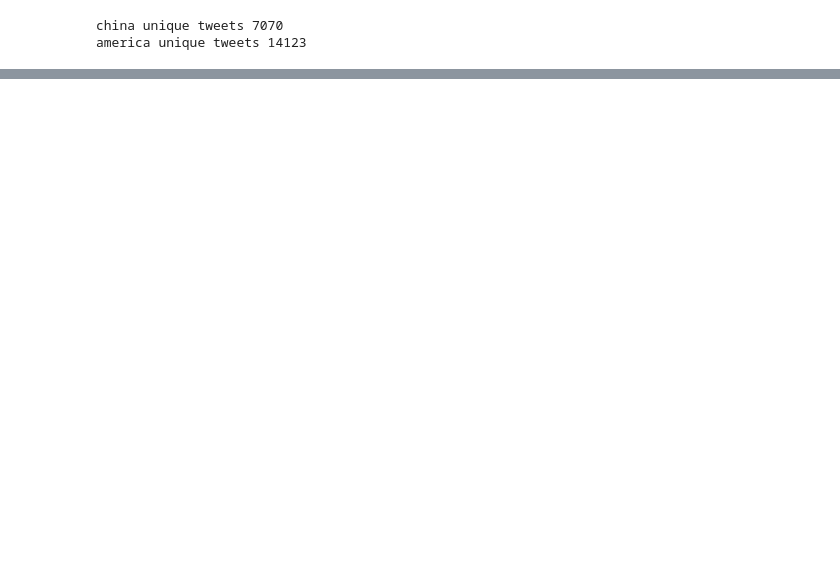
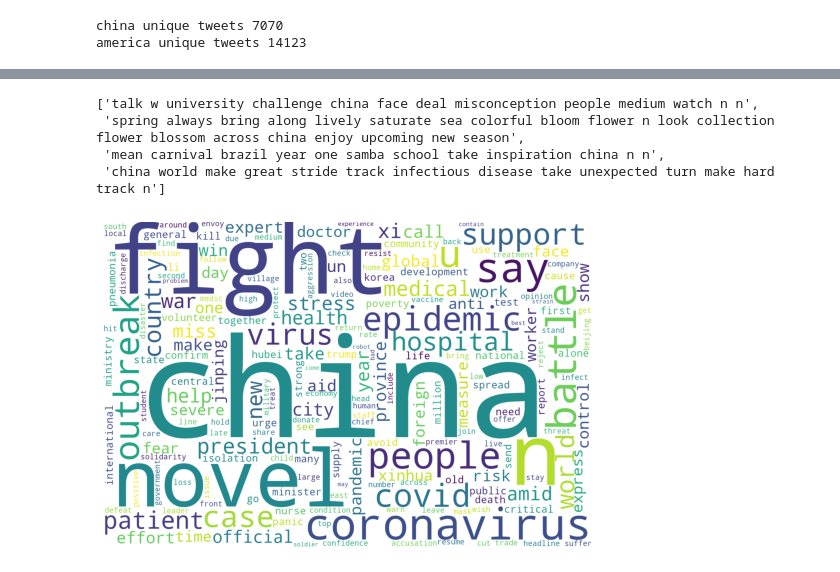
Before and after one commit to silviapoletti/Covid19-related-tweets-Network-Analysis, a Jupyter notebook: src/LIWK_and_projection(draft).ipynb, the cells around one changed output, grey strips where cells are left out. Cells and saved outputs as stored; diff of their text form; code cells hidden in the pictures; blank space fills up the shorter version.

```diff
--- a/src/LIWK_and_projection(draft).ipynb
+++ b/src/LIWK_and_projection(draft).ipynb
@@ -178,0 +266,37 @@ america unique tweets 14123
+# %%
+# this is the code provided by Lejla for cleaning, lemmatising and pos tagging tweets
+
+nltk.download('words')
+words = set(nltk.corpus.words.words()) #the last two lines serve to download the corpus of standard English language words
+nltk.download('stopwords') #downloading stopwords
+stop_words = set(nltk.corpus.stopwords.words("english")) #taking the stop words from English language
+nltk.download('wordnet') #downloading wordnet
+from nltk.corpus import wordnet as wn #importing it
+from nltk.stem.wordnet import WordNetLemmatizer #importing wordnet lemmatizer
+from nltk import pos_tag #part-of-speech-tagger
+nltk.download('averaged_perceptron_tagger') #downloading tagger
+from collections import defaultdict #defaultdict returns default value for non-existant keys you try to  access based on the function you passed in the constructor
+tag_map = defaultdict(lambda : wn.NOUN) #here we define that wn.NOUN is the default value for the dict
+tag_map['J'] = wn.ADJ
+tag_map['V'] = wn.VERB
+tag_map['R'] = wn.ADV
+
+def lemma_pos_cleaner(tweet):
+    tweet = re.sub("@[A-Za-z0-9]+","",tweet) # remove mentions
+    tweet = re.sub("#[A-Za-z0-9]+", "",tweet) # remove hashtags
+    tweet = re.sub(r"(?:\@|http?\://|https?\://|www)\S+", "", tweet) # remove http links
+    tweet = " ".join(tweet.split())
+    tweet = str.lower(tweet) #to lowercase
+    tweet = re.sub("'", " ", tweet)  # remove aphostrophe
+
+    #basically we use pos_tag function on tokens that we get by applying wordpunct tokenization
+    #to tweet (it separates all the words and symbols)
+    #then we pass the token along with it's wordnet pos value that we get from the tag_map dictionary (noun, adjective, verb or adverb) to the lemma function (the WordNetLemmatizer())
+    lemma_function = WordNetLemmatizer()
+    tweet = " ".join(lemma_function.lemmatize(token, tag_map[tag[0]]) for token, tag in nltk.pos_tag(nltk.wordpunct_tokenize(tweet))) #lemmatize
+
+    # francesco: I removed also all 2 letters words and added specific words, words that appears frequently but are discarded because they are not in the english language and len(w)>2
+    specific_words=['virus', 'coronavirus', 'covid19', 'covid', 'trump', 'hubei', 'beijing', 'xinjiang', 'jinping', 'korea', 'xinhua', 'india', 'taiwan','johnson','singapore', 'africa', 'japanese', 'france', 'asian', 'australia', 'french', 'asia', 'leishenshan', 'british', 'qingdao', 'fauci', 'america',  'california', 'sichuan', 'malaysia', 'huawei','thailand', 'shandong', 'italy', 'philippines', 'germany', 'facebook', 'african', 'shenzhen', 'tokyo', 'russian','uygur', '5g', 'pompeo', 'vietnam', 'australian', 'cambodia', 'zhejiang', 'yunnan', 'guangdong', 'korean', 'iran', 'washington']
+    tweet = " ".join(w for w in nltk.wordpunct_tokenize(tweet) if (w in words or w in specific_words) and w not in stop_words ) #remove stop words
+
+    return tweet
@@ -178,0 +342,15 @@ america unique tweets 14123
+# %%
+df_text = chinaL["Source (B)"]
+cleaned_df_text = [lemma_pos_cleaner(el) for el in df_text]
+# %%
+cleaned_df_text[0:4]
+# %% [output]
+['talk w university challenge china face deal misconception people medium watch n n',
+ 'spring always bring along lively saturate sea colorful bloom flower n look collection flower blossom across china enjoy upcoming new season',
+ 'mean carnival brazil year one samba school take inspiration china n n',
+ 'china world make great stride track infectious disease take unexpected turn make hard track n']
+# %%
+marker_dict, freq_dict = frequency_marker_dictionary(cleaned_df_text, chinaL,"negemo" )
+plot_wordcloud(marker_dict) #This is the wordcloud of the sum of the marker a words has got in each tweet is in
+# %% [output]
+[figure, added]
```
Also changed, not shown: parts of 21 cells of this notebook.
